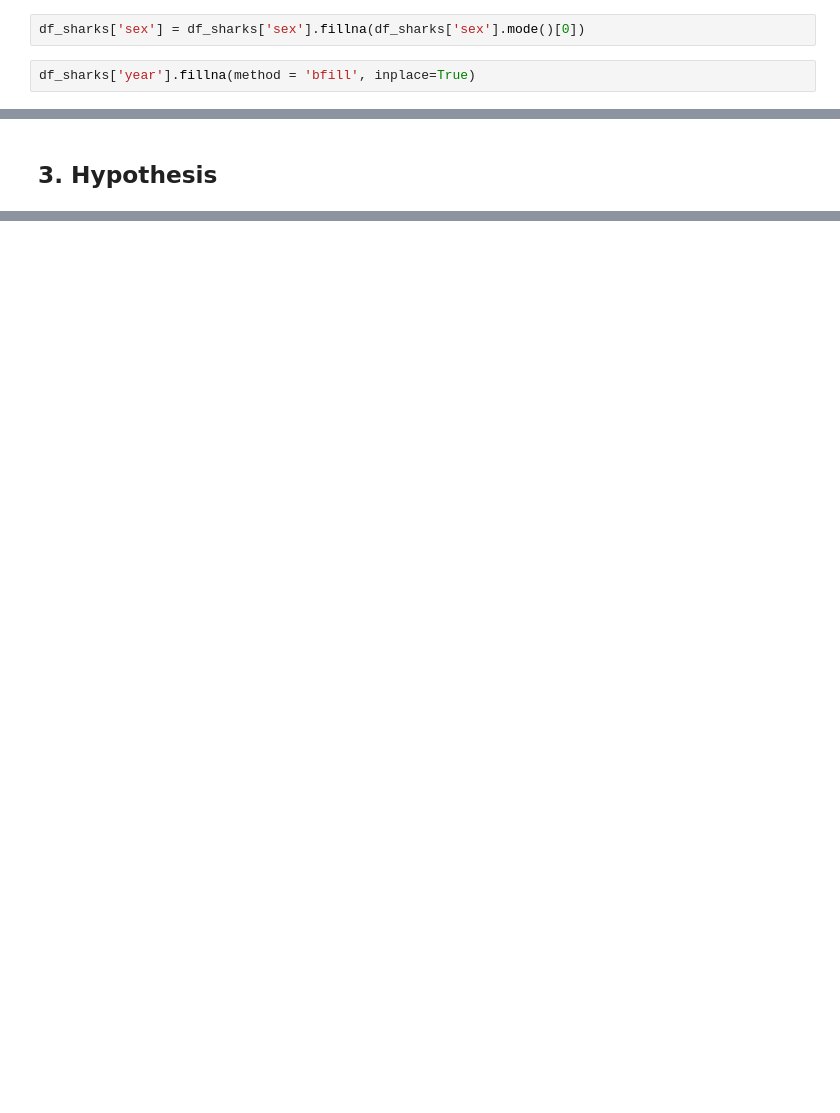
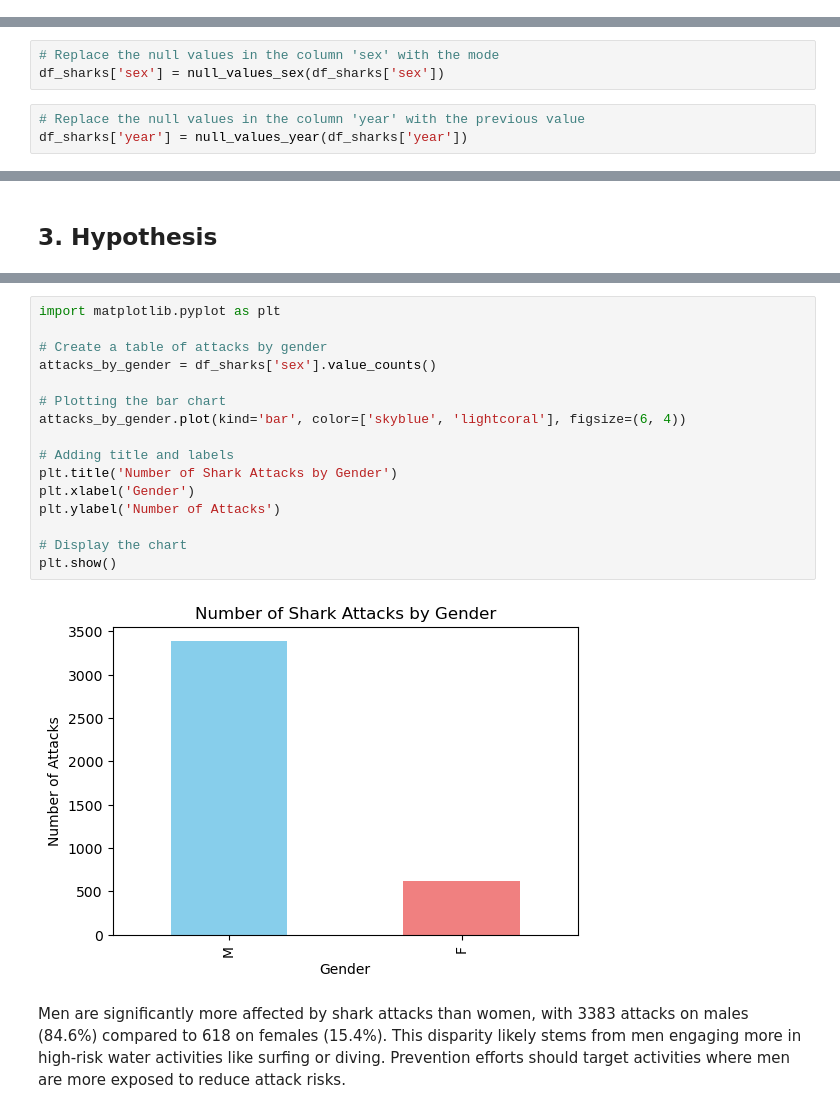
Before and after one commit to davidmoreno-gh/SharkattacksProyect, a Jupyter notebook: main.ipynb, the cells around one changed output, grey strips where cells are left out. Drawn from its saved outputs; the diff is of its cells as text; blank space fills up the shorter version.

```diff
--- a/main.ipynb
+++ b/main.ipynb
@@ -119,7 +91,3 @@ df_sharks.head(2)
 | 1 | 2024.0 | USA | Hawaii | Old Man's, Waikiki | Surfing | M | NaN | N |
 # %% [markdown]
 ## 2.2 Null Values
-# %%
-df_sharks['sex'] = df_sharks['sex'].fillna(df_sharks['sex'].mode()[0])
-# %%
-df_sharks['year'].fillna(method = 'bfill', inplace=True)
@@ -133,2 +94,8 @@ For example, when doing 'df[col].method(value, inplace=True)', try using 'df.met
+# %%
+# Replace the null values in the column 'sex' with the mode
+df_sharks['sex'] = null_values_sex(df_sharks['sex'])
+# %%
+# Replace the null values in the column 'year' with the previous value
+df_sharks['year'] = null_values_year(df_sharks['year'])
 # %% [markdown]
 ## 2.3 Filtering
@@ -295,0 +128,20 @@ plot.show()
+# %%
+import matplotlib.pyplot as plt
+
+# Create a table of attacks by gender
+attacks_by_gender = df_sharks['sex'].value_counts()
+
+# Plotting the bar chart
+attacks_by_gender.plot(kind='bar', color=['skyblue', 'lightcoral'], figsize=(6, 4))
+
+# Adding title and labels
+plt.title('Number of Shark Attacks by Gender')
+plt.xlabel('Gender')
+plt.ylabel('Number of Attacks')
+
+# Display the chart
+plt.show()
+# %% [output]
+[figure, added]
+# %% [markdown]
+Men are significantly more affected by shark attacks than women, with 3383 attacks on males (84.6%) compared to 618 on females (15.4%). This disparity likely stems from men engaging more in high-risk water activities like surfing or diving. Prevention efforts should target activities where men are more exposed to reduce attack risks.
```
Also changed, not shown: parts of 39 cells of this notebook, 1 other file.
